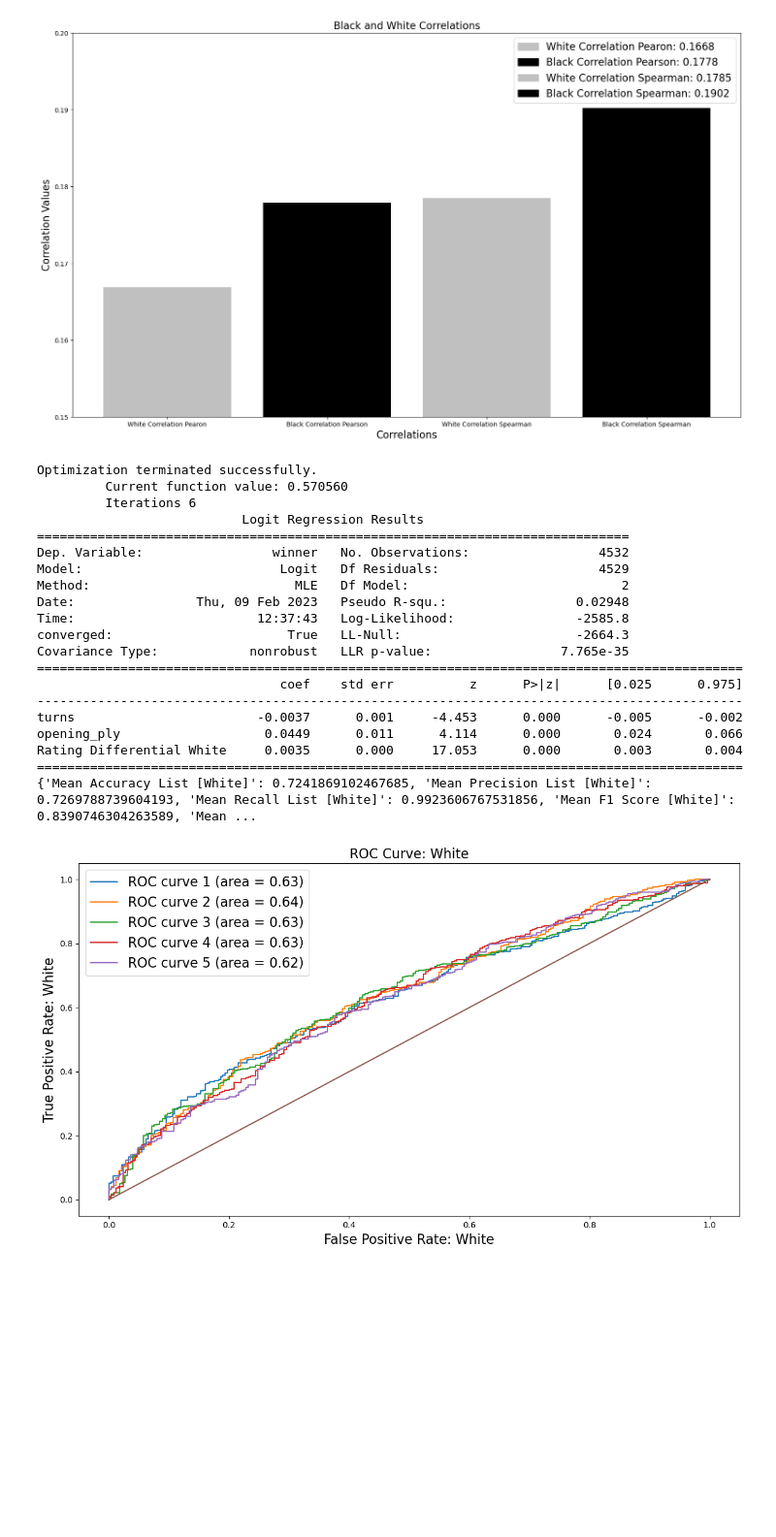
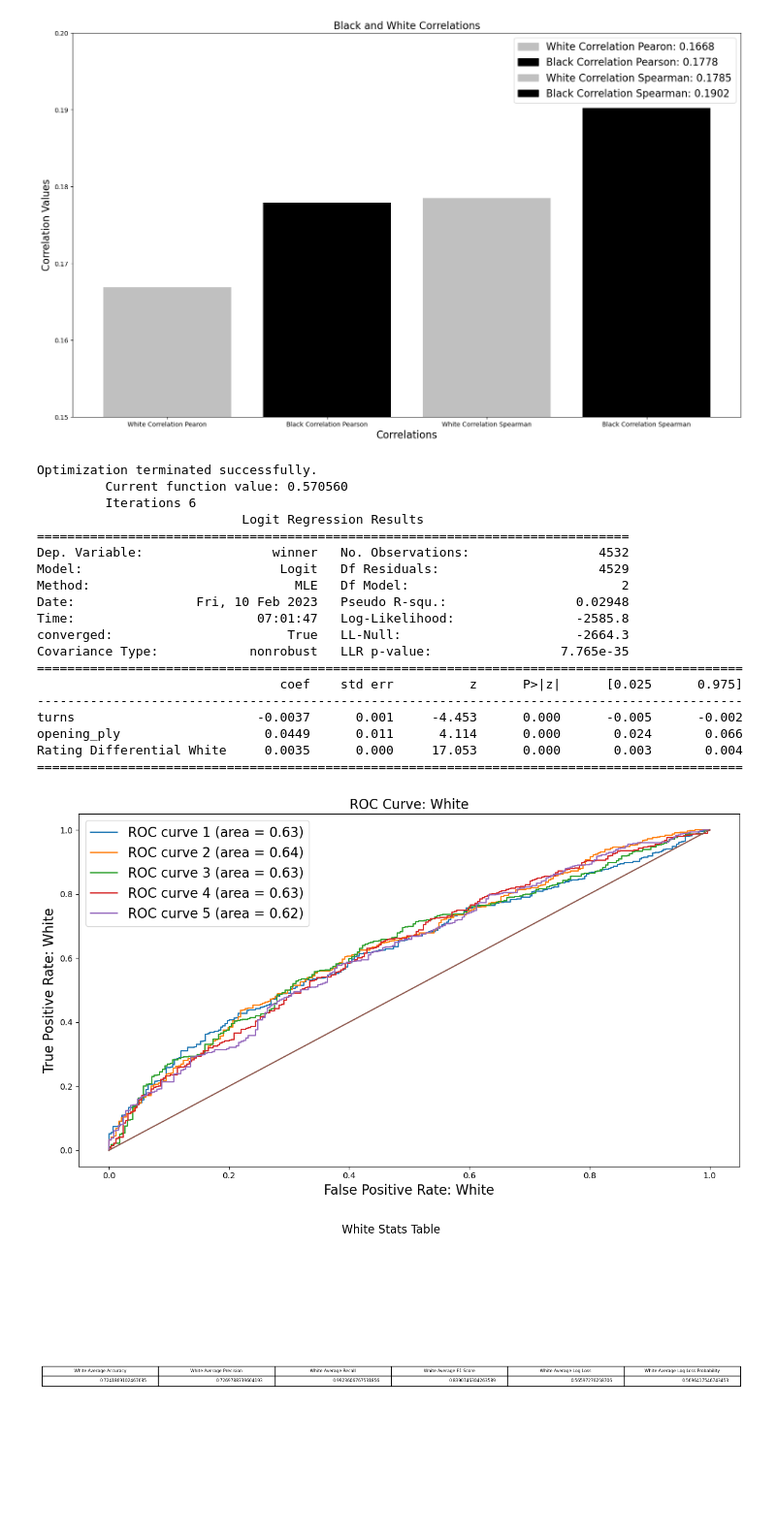
Before and after one commit to mbrann2/chess_games, a Jupyter notebook: notebooks/final_functions.ipynb, the cells around one changed output. Shown at 97% size. Drawn from its saved outputs; the diff is of its cells as text; code cells hidden in the pictures; blank space fills up the shorter version.

Commit message:
Adjusted stats table graphs and decoupled some log reg code. Added new graphs to PP. No mas for real.

```diff
--- a/notebooks/final_functions.ipynb
+++ b/notebooks/final_functions.ipynb
@@ -156,7 +156,7 @@ corr_plot = chess.correlations_plot(chess.chess_correlations(white_diff, black_d
 # Also, across all 5 folds, the average accuracy, precision, recall, F1 Score, log loss, and log loss probability were determined for white and black.
 # Finally, an additional logistic regression model was ran to mainly analyze the p-values, or significance, of the features for both white and black games.
 
-white_log_reg = chess.test_train_white(chess_df, path1='../images/roc_curve_white.png', path2='../images/stats_model_white.png')
+white_log_reg = chess.test_train_white(white_diff, path1='../images/roc_curve_white.png', path2='../images/stats_model_white.png', path3='../images/white_stats_table.png')
 
 # The average accuracy and average precision across all 5 folds for white are both respectable and nearly the same with the average accuracy being approximately 72.42% and the average precision being approximately 72.70%.
 # Accuracy is a function of true positives, true negatives, false positives, or probability of false alarms, and false negatives, or probability of incorrectly identifying that an attribute is absent.
@@ -165,36 +165,36 @@ white_log_reg = chess.test_train_white(chess_df, path1='../images/roc_curve_whit
 # We can ascertain that our logistic regression model has a reasonable amount of false positives, or incorrectly predicting the positive class of 1, when it should be predicting the negative class of 0, hence false positives are generated.
 # The average recall across all 5 folds for white was excellent with a result of approximately 99.24%.
 # Recall is a function of true positives, or probability of detection, and false negatives, which is the probability of incorrectly identifying that an attribute is absent.
 # We can ascertain that our logistic regression model has very few false negatives, which would be missing the ability to successfully predict the correct, positive class of 1 and instead predicting a negative class of 0.
 # The average F1 Score across all 5 folds for white was very good with a result of approximately 83.91%.
 # The average F1 score is a function of the average precision and average recall.
 # The relatively good mean precision of 72.70% and stellar mean recall of 99.24% is yielding the great F1 score of approximately 83.91%.
 # The average log loss across all 5 folds for white was only average with a result of approximately 0.5660, where 0 is optimal.
 # The average log loss is effectively how close the model is to predicting the corresponding true values of 0 and 1, respectively.
 # The associated average probability of the log loss across all 5 folds for white was determined to be approximately 0.5696, which effectively denotes the probability of the logistic regression model predicting the proper class, 0 for draws & losses, and 1 for wins, respectively.
 # The mediocre result for average log loss and average log loss probability could be due to an imbalanced dataset that truly contains significantly more wins, or binary values of 1, in comparison to draws & losses, or binary values of 0.
 # %% [output]
 Optimization terminated successfully.
          Current function value: 0.570560
          Iterations 6
                            Logit Regression Results
 ==============================================================================
 Dep. Variable:                 winner   No. Observations:                 4532
 Model:                          Logit   Df Residuals:                     4529
 Method:                           MLE   Df Model:                            2
-Date:                Thu, 09 Feb 2023   Pseudo R-squ.:                 0.02948
-Time:                        12:37:43   Log-Likelihood:                -2585.8
+Date:                Fri, 10 Feb 2023   Pseudo R-squ.:                 0.02948
+Time:                        07:01:47   Log-Likelihood:                -2585.8
 converged:                       True   LL-Null:                       -2664.3
 Covariance Type:            nonrobust   LLR p-value:                 7.765e-35
 =============================================================================================
                                 coef    std err          z      P>|z|      [0.025      0.975]
 ---------------------------------------------------------------------------------------------
 turns                        -0.0037      0.001     -4.453      0.000      -0.005      -0.002
 opening_ply                   0.0449      0.011      4.114      0.000       0.024       0.066
 Rating Differential White     0.0035      0.000     17.053      0.000       0.003       0.004
 =============================================================================================
-{'Mean Accuracy List [White]': 0.7241869102467685, 'Mean Precision List [White]': 0.7269788739604193, 'Mean Recall List [White]': 0.9923606767531856, 'Mean F1 Score [White]': 0.8390746304263589, 'Mean ...
 [figure]
+[figure, added]
 # %%
 # Defer to paragraph in top of previous cell for explanation.
 
```
Also changed, not shown: parts of 1 cell of this notebook, 9 other files.
